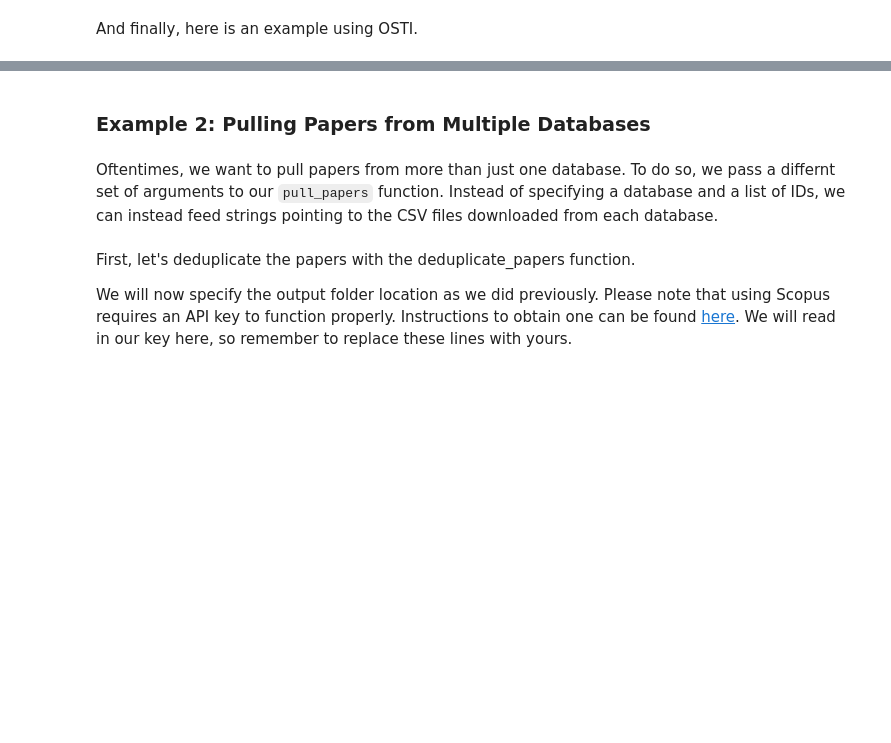
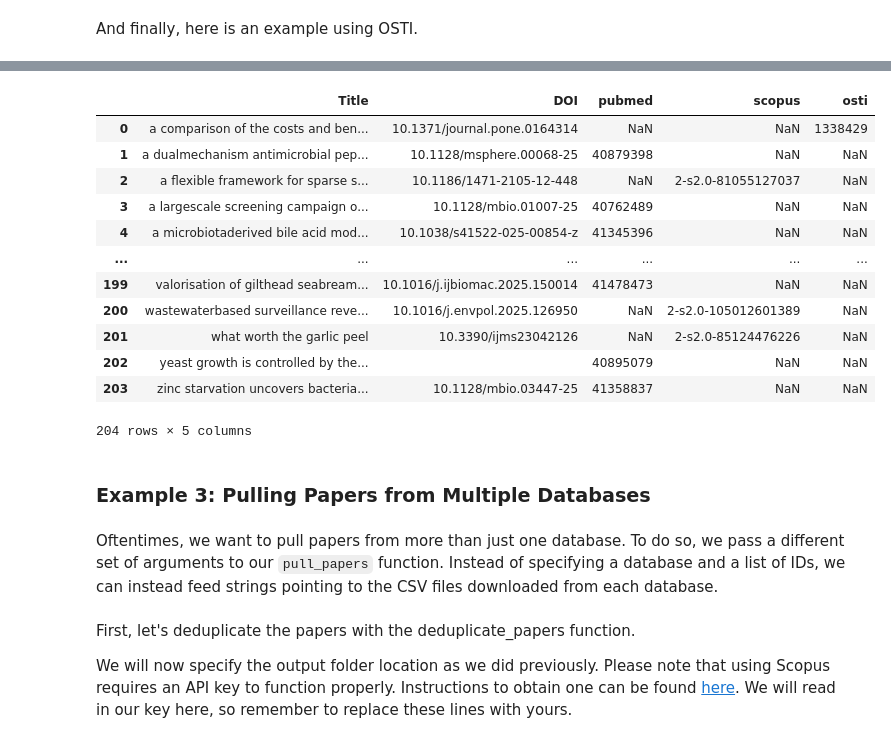
Before and after one commit to PNNL-Predictive-Phenomics/DancePartner, a Jupyter notebook: vignettes/how_to_pull_papers.ipynb, the cells around one changed output, grey strips where cells are left out. Drawn from its saved outputs; the diff is of its cells as text; code cells hidden in the pictures; blank space fills up the shorter version.

Commit message:
Added query_ family of functions

```diff
--- a/vignettes/how_to_pull_papers.ipynb
+++ b/vignettes/how_to_pull_papers.ipynb
@@ -147,0 +150,8 @@ Number Missing: 3
+# %%
+# Pull the first 100 matching papers from PubMed - extracting from the years 2000 to 2025
+pmed_query = dance.query_pubmed(
+    query = '(e coli proteomics) AND (e coli metabolism) AND ("2000/01/01"[Date - Publication]:"2025/12/31"[Date - Publication])',
+    pubmed_api_key = pubmed_api_key,
+    max_results = 100
+)
+pmed_query
@@ -147,0 +172,7 @@ Number Missing: 3
+# %%
+scopus_query = dance.query_scopus(
+    query = '( TITLE-ABS-KEY ( e coli proteomics ) AND TITLE-ABS-KEY ( e coli metabolomics ) ) AND PUBYEAR > 1999 AND PUBYEAR < 2026',
+    scopus_api_key = scopus_api_key,
+    max_results = 100
+)
+scopus_query
@@ -147,0 +193,3 @@ Number Missing: 3
+# %%
+osti_query = dance.query_osti('"e coli proteomics" AND "e coli metabolism" AND publication_date:[2000-01-01 TO 2025-12-31]', max_results = 100)
+osti_query
@@ -148,7 +207,28 @@ Number Missing: 3
+# %%
+# Optionally, deduplicate the results -- more below
+dance.deduplicate_papers(
+    pubmed_path = pmed_query,
+    scopus_path = scopus_query,
+    osti_path = osti_query
+)
+# %% [output]
+|  | Title | DOI | pubmed | scopus | osti |
+| 0 | a comparison of the costs and ben... | 10.1371/journal.pone.0164314 | NaN | NaN | 1338429 |
+| 1 | a dualmechanism antimicrobial pep... | 10.1128/msphere.00068-25 | 40879398 | NaN | NaN |
+| 2 | a flexible framework for sparse s... | 10.1186/1471-2105-12-448 | NaN | 2-s2.0-81055127037 | NaN |
+| 3 | a largescale screening campaign o... | 10.1128/mbio.01007-25 | 40762489 | NaN | NaN |
+| 4 | a microbiotaderived bile acid mod... | 10.1038/s41522-025-00854-z | 41345396 | NaN | NaN |
+| ... | ... | ... | ... | ... | ... |
+| 199 | valorisation of gilthead seabream... | 10.1016/j.ijbiomac.2025.150014 | 41478473 | NaN | NaN |
+| 200 | wastewaterbased surveillance reve... | 10.1016/j.envpol.2025.126950 | NaN | 2-s2.0-105012601389 | NaN |
+| 201 | what worth the garlic peel | 10.3390/ijms23042126 | NaN | 2-s2.0-85124476226 | NaN |
+| 202 | yeast growth is controlled by the... |  | 40895079 | NaN | NaN |
+| 203 | zinc starvation uncovers bacteria... | 10.1128/mbio.03447-25 | 41358837 | NaN | NaN |
+204 rows × 5 columns
 # %% [markdown]
-### Example 2: Pulling Papers from Multiple Databases
+### Example 3: Pulling Papers from Multiple Databases
 # %% [markdown]
-Oftentimes, we want to pull papers from more than just one database. To do so, we pass a differnt set of arguments to our `pull_papers` function. Instead of specifying a database and a list of IDs, we can instead feed strings pointing to the CSV files downloaded from each database.
+Oftentimes, we want to pull papers from more than just one database. To do so, we pass a different set of arguments to our `pull_papers` function. Instead of specifying a database and a list of IDs, we can instead feed strings pointing to the CSV files downloaded from each database.
 # %%
 pubmed_path = os.path.join(os.getcwd(), "vignette_data/PubMed_Export.csv")
 scopus_path = os.path.join(os.getcwd(), "vignette_data/Scopus_Export.csv")
```
Also changed, not shown: parts of 11 cells of this notebook, 14 other files.
